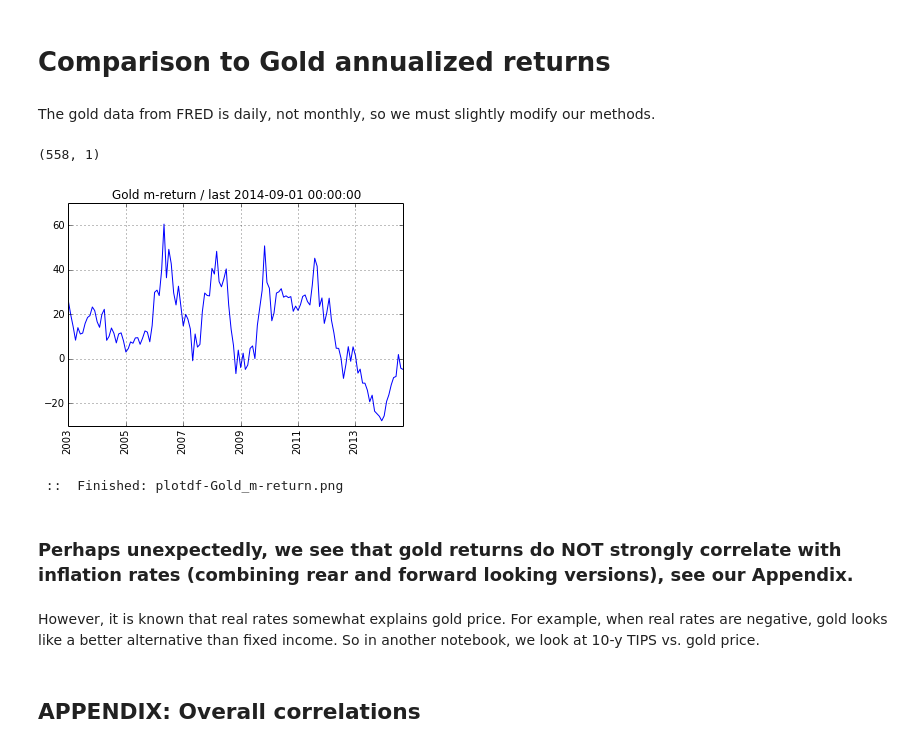
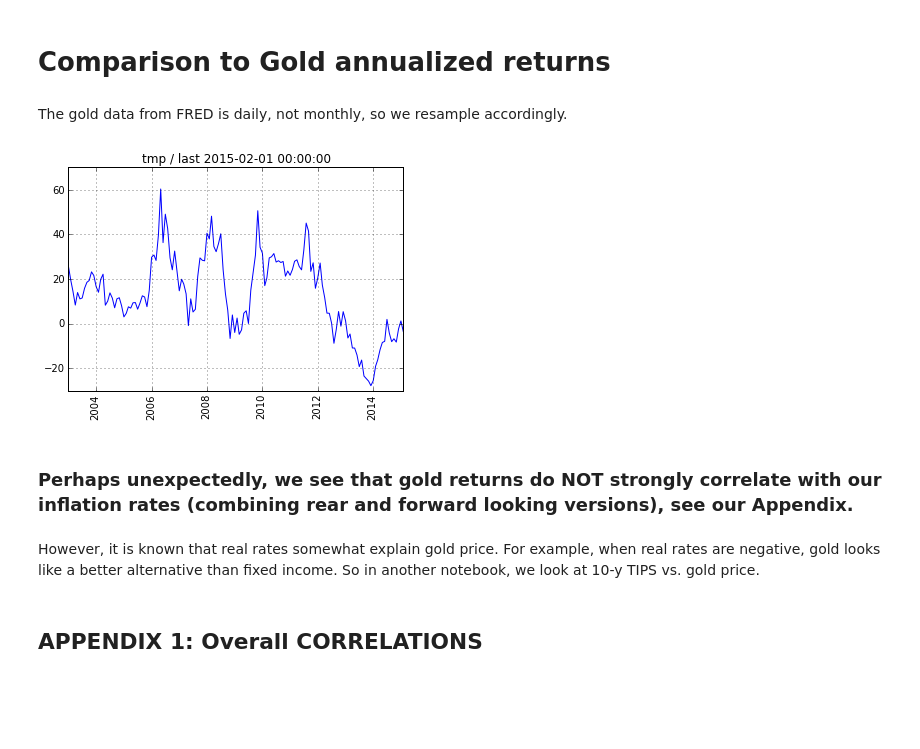
Before and after one commit to rsvp/fecon235, a Jupyter notebook: nb/fred-inflation.ipynb, the cells around one changed output. Drawn from its saved outputs; the diff is of its cells as text; code cells hidden in the pictures; blank space fills up the shorter version.

Commit message:
Revise fred-inflation.ipynb for inflation stats including BEI.

```diff
--- a/nb/fred-inflation.ipynb
+++ b/nb/fred-inflation.ipynb
@@ -171,6 +212,6 @@ correlate( bei_inf_av[start:], inf['PCEc'][start:] )
 # %% [markdown]
 # Comparison to Gold annualized returns
 # %% [markdown]
-The gold data from FRED is daily, not monthly, so we must slightly modify our methods.
+The gold data from FRED is daily, not monthly, so we resample accordingly.
 # %%
 gold_daily = getfred( d4xau )
@@ -179,7 +220,2 @@ gold = monthly(gold_daily)
-# %%
-#  Monthly gold data since 1968-04-01
-gold.shape
-# %% [output]
-(558, 1)
 # %%
 #  Compute annualized returns:
@@ -187,12 +223,11 @@ gold_ret = pcent(gold,12)
 # %%
-plotdf( gold_ret[start:], 'Gold m-return' )
+plotdf( gold_ret[start:] )
 # %% [output]
-[figure, old version]
+[figure, new version]
- ::  Finished: plotdf-Gold_m-return.png
 # %% [markdown]
-### Perhaps unexpectedly, we see that gold returns do NOT strongly correlate with inflation rates (combining rear and forward looking versions), see our Appendix.
+### Perhaps unexpectedly, we see that gold returns do NOT strongly correlate with our inflation rates (combining rear and forward looking versions), see our Appendix.
 # %% [markdown]
-However, it is known that real rates somewhat explains gold price. For example, when real rates are negative, gold looks like a better alternative than fixed income. So in another notebook, we look at 10-y TIPS vs. gold price.
+However, it is known that real rates somewhat explain gold price. For example, when real rates are negative, gold looks like a better alternative than fixed income. So in another notebook, we look at 10-y TIPS vs. gold price.
 # %% [markdown]
-## APPENDIX:  Overall correlations
+## APPENDIX 1:  Overall CORRELATIONS
 # %%
```
Also changed, not shown: parts of 45 cells of this notebook.
